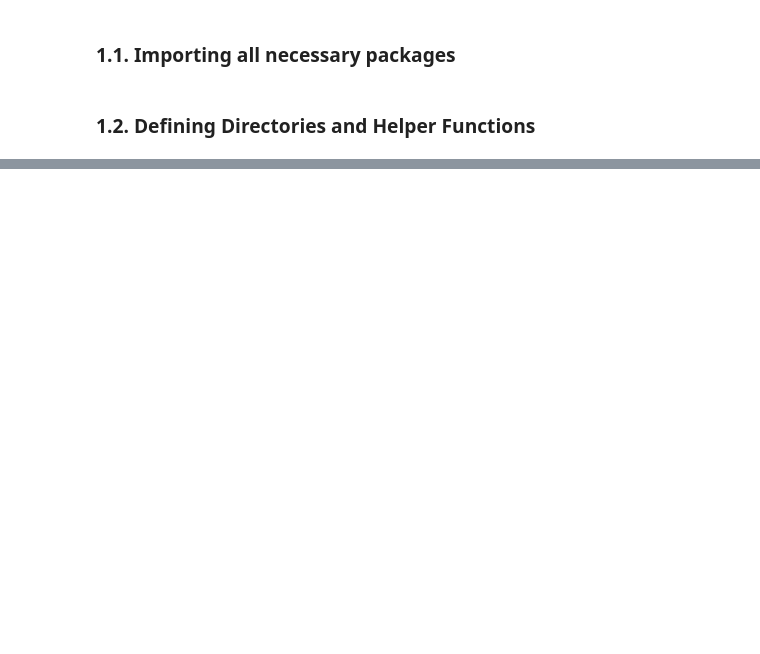
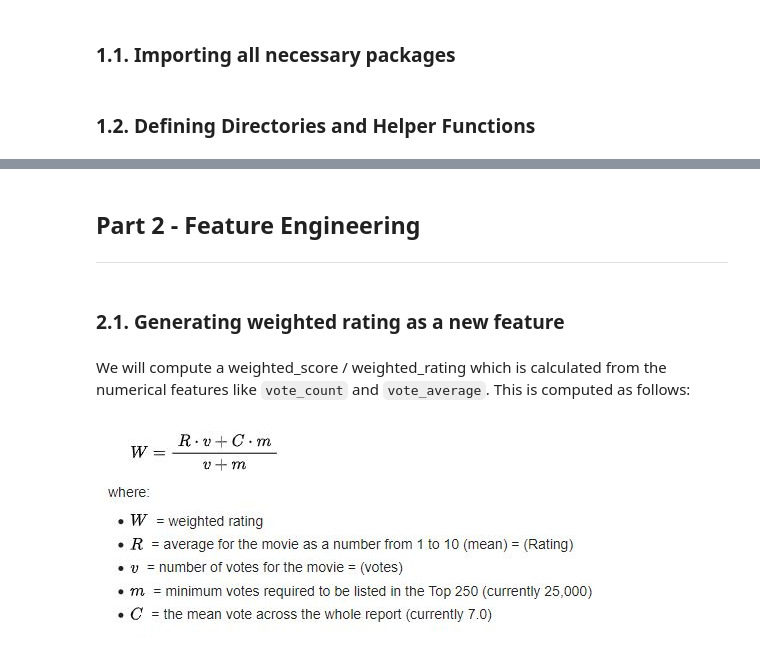
Before and after one commit to SudeshKumarSK/Cine-Match, a Jupyter notebook: Notebooks/Content_Based_Filtering.ipynb, the cells around one changed output, grey strips where cells are left out. Saved outputs shown, nothing was run; the diff lists cells and outputs as text; code cells hidden in the pictures; blank space fills up the shorter version.

```diff
--- a/Notebooks/Content_Based_Filtering.ipynb
+++ b/Notebooks/Content_Based_Filtering.ipynb
@@ -66,0 +235,12 @@ def load_dataset(directory, filename):
+# %% [markdown]
+## Part 2 - Feature Engineering
+
+---
+# %% [markdown]
+### 2.1. Generating weighted rating as a new feature
+# %% [markdown]
+We will compute a weighted_score / weighted_rating which is calculated from the numerical features like `vote_count` and `vote_average`. This is computed as follows:
+# %%
+Image(filename="../Input/weighted.jpg")
+# %% [output]
+[figure, added]
```
Also changed, not shown: parts of 64 cells of this notebook.
